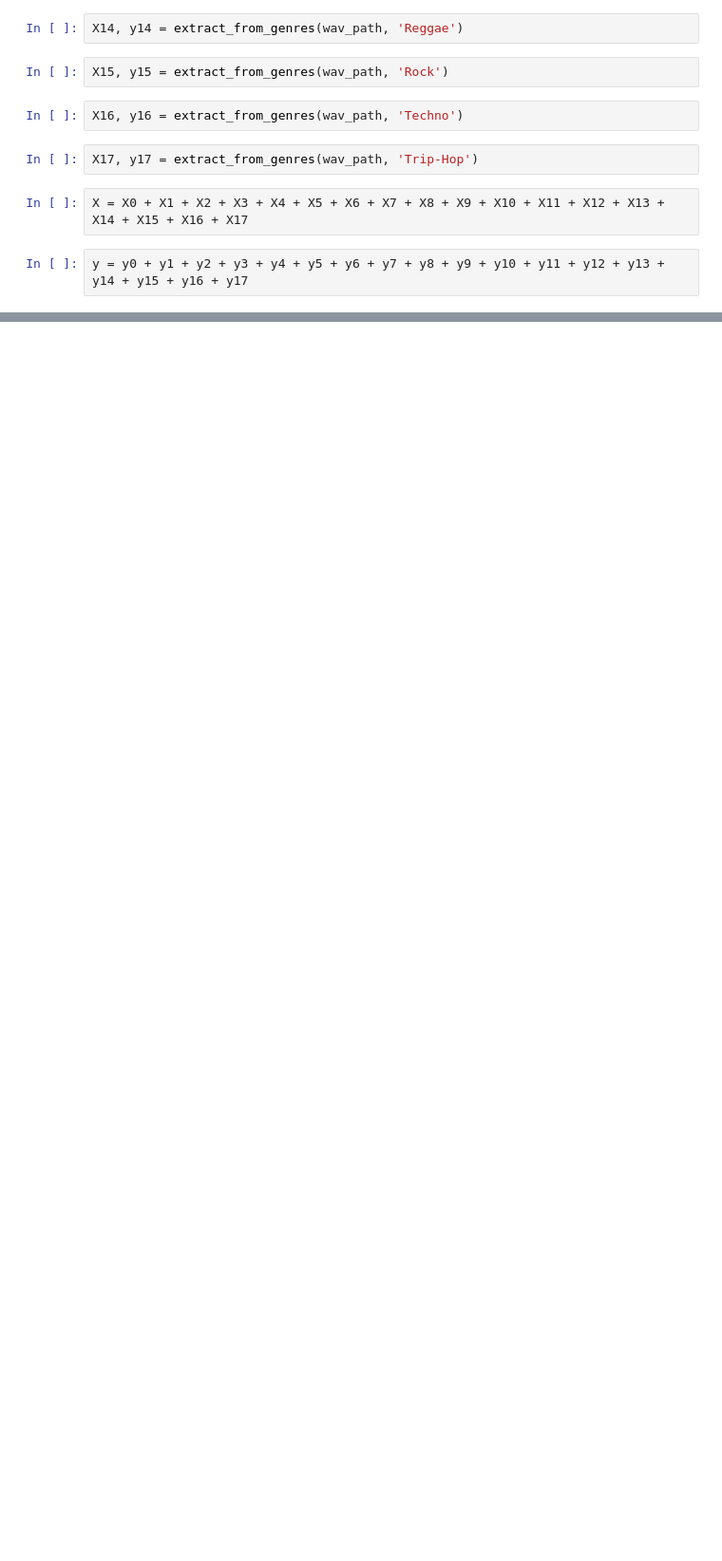
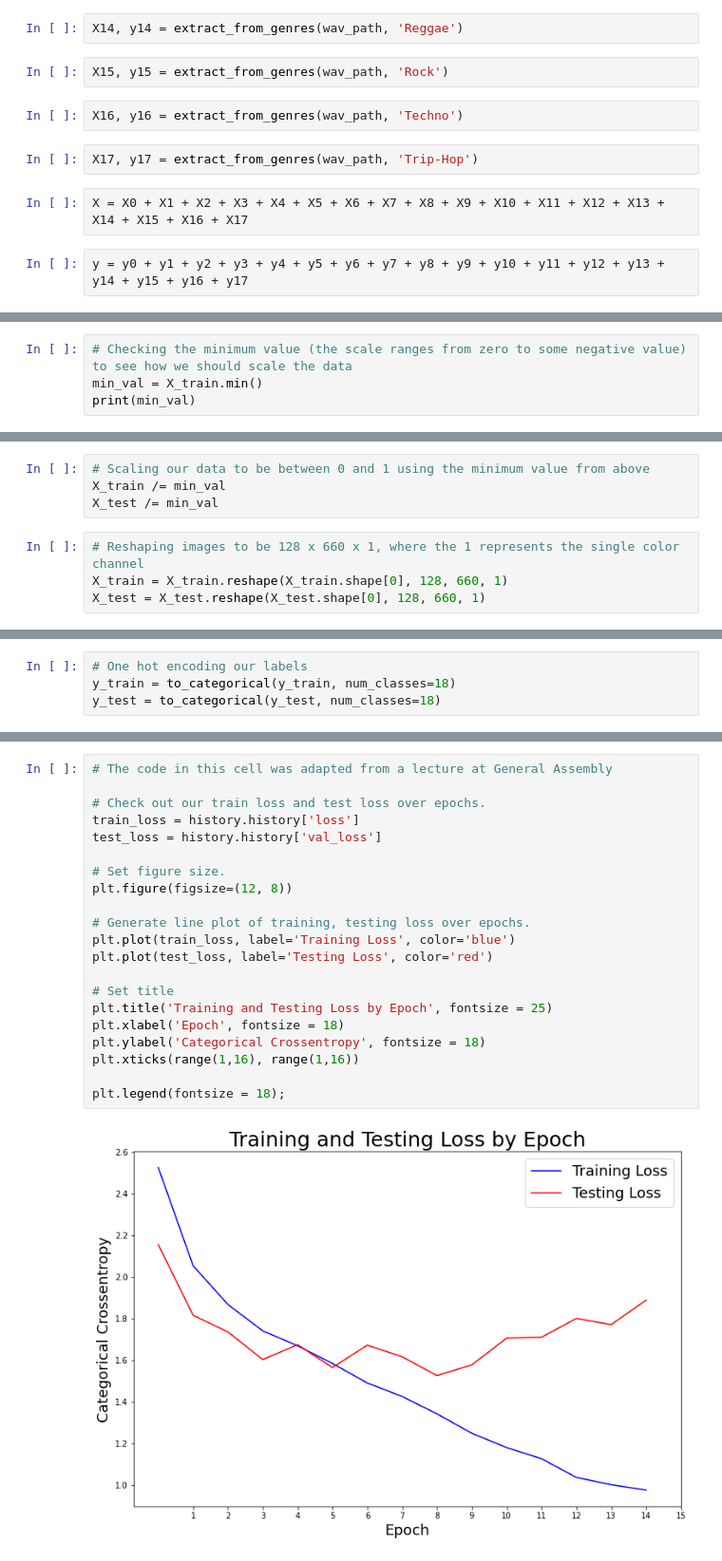
Before and after one commit to Zajano/Music_Genre_Classification, a Jupyter notebook: April/030821_Classification_Attempt_05/Jupyter_Notebooks/classification_attempt_05.ipynb, the cells around one changed output, grey strips where cells are left out. Shown at 95% size. Drawn from its saved outputs; the diff is of its cells as text; blank space fills up the shorter version.

```diff
--- a/April/030821_Classification_Attempt_05/Jupyter_Notebooks/classification_attempt_05.ipynb
+++ b/April/030821_Classification_Attempt_05/Jupyter_Notebooks/classification_attempt_05.ipynb
@@ -426,0 +180,4 @@ print(resultsC)
+# %%
+# Checking the minimum value (the scale ranges from zero to some negative value) to see how we should scale the data
+min_val = X_train.min()
+print(min_val)
@@ -426,0 +186,8 @@ print(resultsC)
+# %%
+# Scaling our data to be between 0 and 1 using the minimum value from above
+X_train /= min_val
+X_test /= min_val
+# %%
+# Reshaping images to be 128 x 660 x 1, where the 1 represents the single color channel
+X_train = X_train.reshape(X_train.shape[0], 128, 660, 1)
+X_test = X_test.reshape(X_test.shape[0], 128, 660, 1)
@@ -426,0 +200,4 @@ print(resultsC)
+# %%
+# One hot encoding our labels
+y_train = to_categorical(y_train, num_classes=18)
+y_test = to_categorical(y_test, num_classes=18)
@@ -426,0 +310,23 @@ print(resultsC)
+# %%
+# The code in this cell was adapted from a lecture at General Assembly
+
+# Check out our train loss and test loss over epochs.
+train_loss = history.history['loss']
+test_loss = history.history['val_loss']
+
+# Set figure size.
+plt.figure(figsize=(12, 8))
+
+# Generate line plot of training, testing loss over epochs.
+plt.plot(train_loss, label='Training Loss', color='blue')
+plt.plot(test_loss, label='Testing Loss', color='red')
+
+# Set title
+plt.title('Training and Testing Loss by Epoch', fontsize = 25)
+plt.xlabel('Epoch', fontsize = 18)
+plt.ylabel('Categorical Crossentropy', fontsize = 18)
+plt.xticks(range(1,16), range(1,16))
+
+plt.legend(fontsize = 18);
+# %% [output]
+[figure, added]
```
Also changed, not shown: parts of 47 cells of this notebook.
